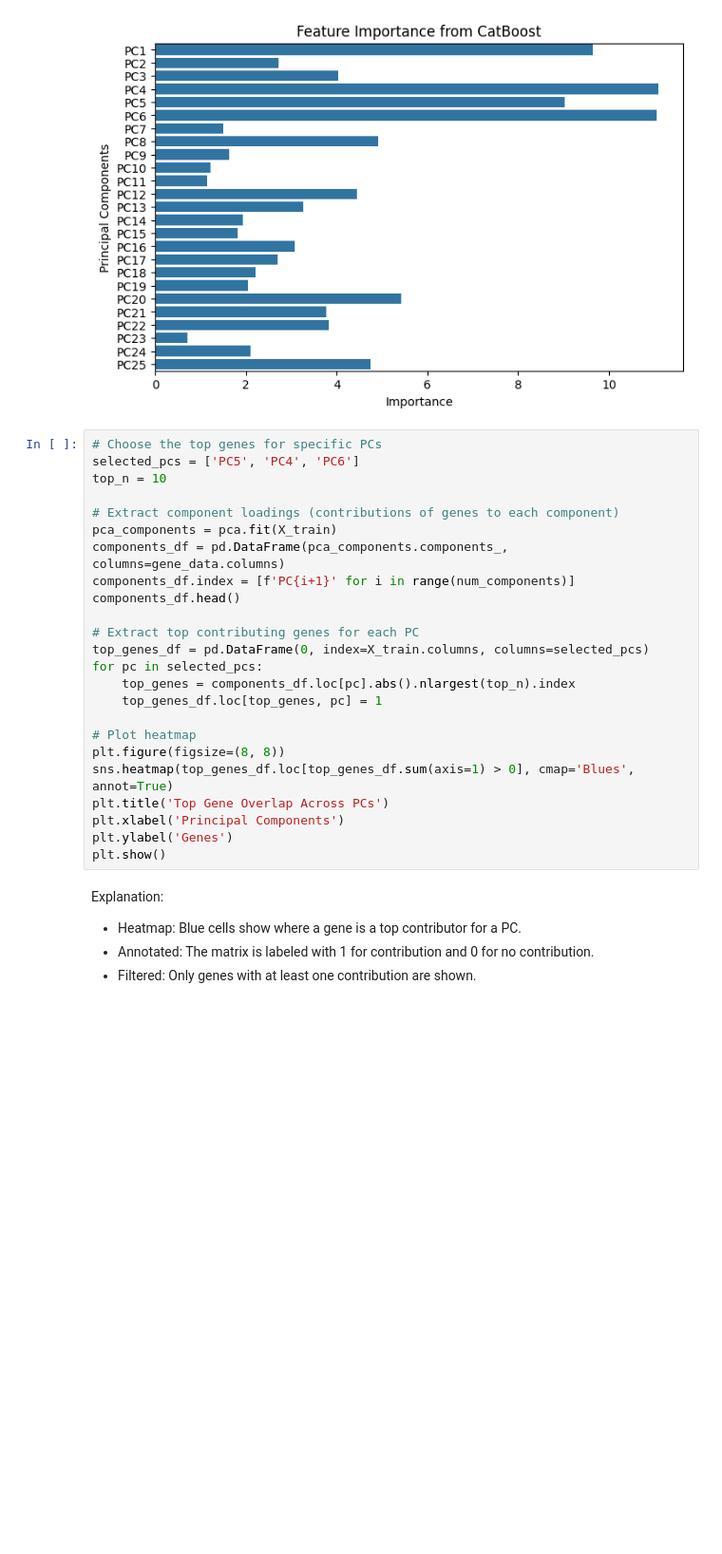
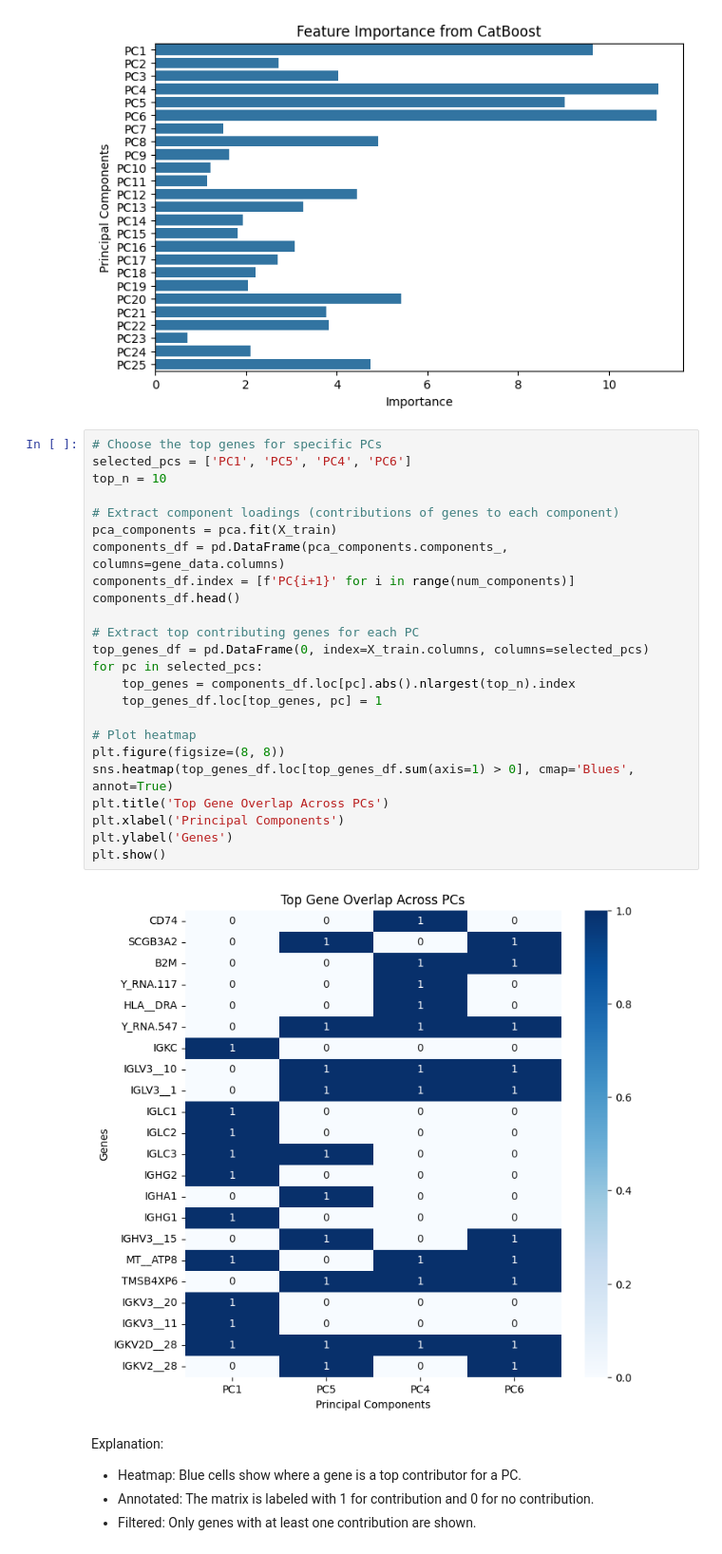
Before and after one commit to Kitiyaparnnn/NSCLC, a Jupyter notebook: train.ipynb, the cells around one changed output. Shown: that part at 95% size. Drawn from its saved outputs; the diff is of its cells as text; blank space fills up the shorter version.

```diff
--- a/train.ipynb
+++ b/train.ipynb
@@ -298,28 +419,30 @@ plt.show()
 [figure]
 # %%
 # Choose the top genes for specific PCs
-selected_pcs = ['PC5', 'PC4', 'PC6']
+selected_pcs = ['PC1', 'PC5', 'PC4', 'PC6']
 top_n = 10
 
 # Extract component loadings (contributions of genes to each component)
 pca_components = pca.fit(X_train)
 components_df = pd.DataFrame(pca_components.components_, columns=gene_data.columns)
 components_df.index = [f'PC{i+1}' for i in range(num_components)]
 components_df.head()
 
 # Extract top contributing genes for each PC
 top_genes_df = pd.DataFrame(0, index=X_train.columns, columns=selected_pcs)
 for pc in selected_pcs:
     top_genes = components_df.loc[pc].abs().nlargest(top_n).index
     top_genes_df.loc[top_genes, pc] = 1
 
 # Plot heatmap
 plt.figure(figsize=(8, 8))
 sns.heatmap(top_genes_df.loc[top_genes_df.sum(axis=1) > 0], cmap='Blues', annot=True)
 plt.title('Top Gene Overlap Across PCs')
 plt.xlabel('Principal Components')
 plt.ylabel('Genes')
 plt.show()
+# %% [output]
+[figure, added]
 # %% [markdown]
 Explanation:
 - Heatmap: Blue cells show where a gene is a top contributor for a PC.
```
Also changed, not shown: parts of 34 cells of this notebook, 1 other file.
